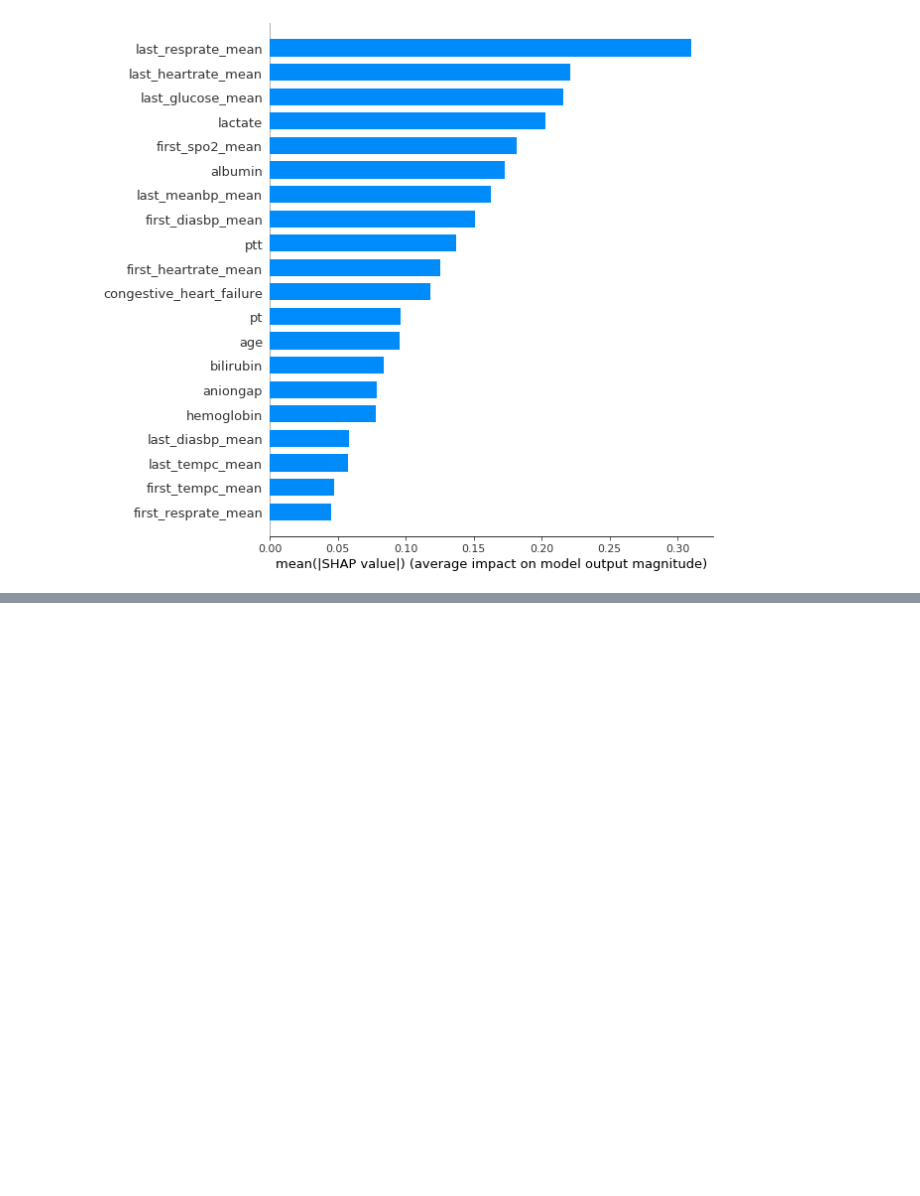
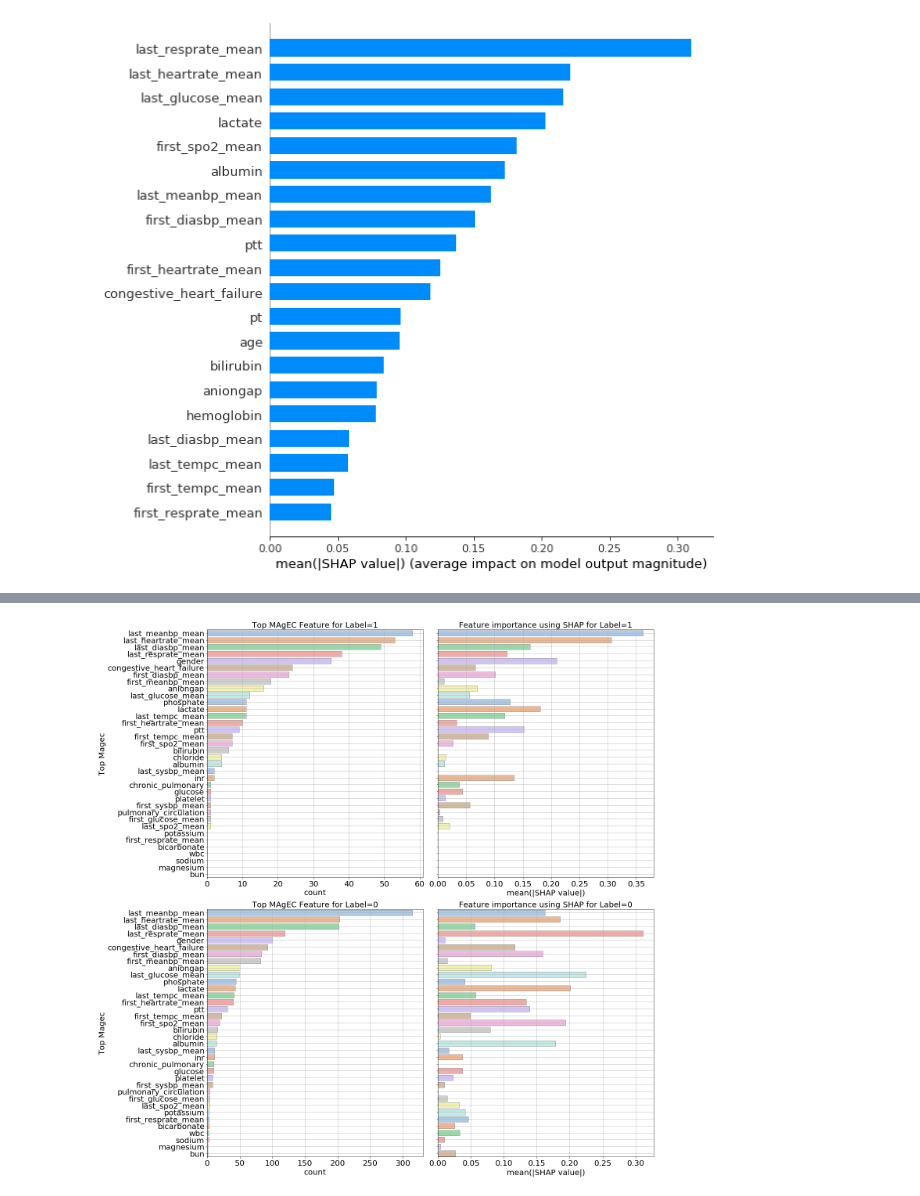
Before and after one commit to gstef80/MAgEC, a Jupyter notebook: MAgEC_Results.ipynb, the cells around one changed output, grey strips where cells are left out. Cells and saved outputs as stored; diff of their text form; code cells hidden in the pictures; blank space fills up the shorter version.

Commit message:
One notebook for all 3 paper plots and 1 table

```diff
--- a/MAgEC_Results.ipynb
+++ b/MAgEC_Results.ipynb
@@ -283,0 +315,4 @@ shap.summary_plot(shap_values, xst_valid, plot_type="bar")
+# %%
+sh0 = shap_values[y0,:]
+sh1 = shap_values[y1,:]
+sh0.shape, sh1.shape
@@ -283,0 +321,12 @@ shap.summary_plot(shap_values, xst_valid, plot_type="bar")
+# %%
+shaps0 = {x[1]:x[0] for x in zip(list(np.abs(sh0).mean(0)), list(xst_valid.columns))}
+shaps0 = pd.DataFrame.from_dict(shaps0, orient='index', columns=['shap']).\
+    reset_index().rename(columns={'index': 'feature'})
+shaps0['label'] = 0
+
+shaps1 = {x[1]:x[0] for x in zip(list(np.abs(sh1).mean(0)), list(xst_valid.columns))}
+shaps1 = pd.DataFrame.from_dict(shaps1, orient='index', columns=['shap']).\
+    reset_index().rename(columns={'index': 'feature'})
+shaps1['label'] = 1
+
+shaps = pd.concat([shaps0, shaps1], axis=0)
@@ -284,4 +341,4 @@ shap.summary_plot(shap_values, xst_valid, plot_type="bar")
 # %%
-shaps = {x[1]:x[0] for x in zip(list(np.abs(shap_values).mean(0)), list(xst_valid.columns))}
-shaps = pd.DataFrame.from_dict(shaps, orient='index', columns=['shap']).\
-    reset_index().rename(columns={'index': 'feature'})
+# shaps = {x[1]:x[0] for x in zip(list(np.abs(shap_values).mean(0)), list(xst_valid.columns))}
+# shaps = pd.DataFrame.from_dict(shaps, orient='index', columns=['shap']).\
+#     reset_index().rename(columns={'index': 'feature'})
@@ -306,0 +354,5 @@ lime_explainer = lime.lime_tabular.LimeTabularExplainer(
+# %%
+feats = list(xst_train.columns)
+feats == list(xst_valid.columns)
+categorical_features = [feats.index(x) for x in bool_cols]
+categorical_features
@@ -399 +558,5 @@ joined_zero, ranks_zero, consensus_zero = get_magecs(lr, sv, mlp, xst_valid, Y_v
+# %%
+plot_feat_importance(consensus_zero, shaps, save='magec_shap_splits.png')
+# %% [output]
+[figure, added]
 # %%
```
Also changed, not shown: parts of 22 cells of this notebook, 1 other file.
